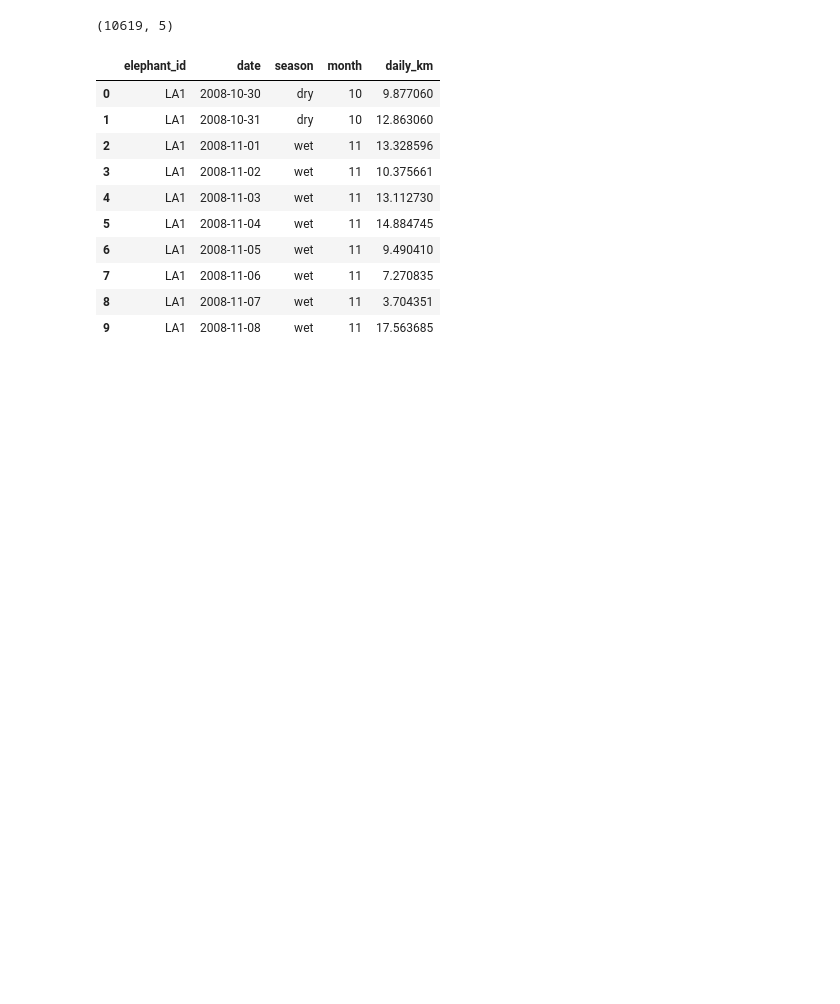
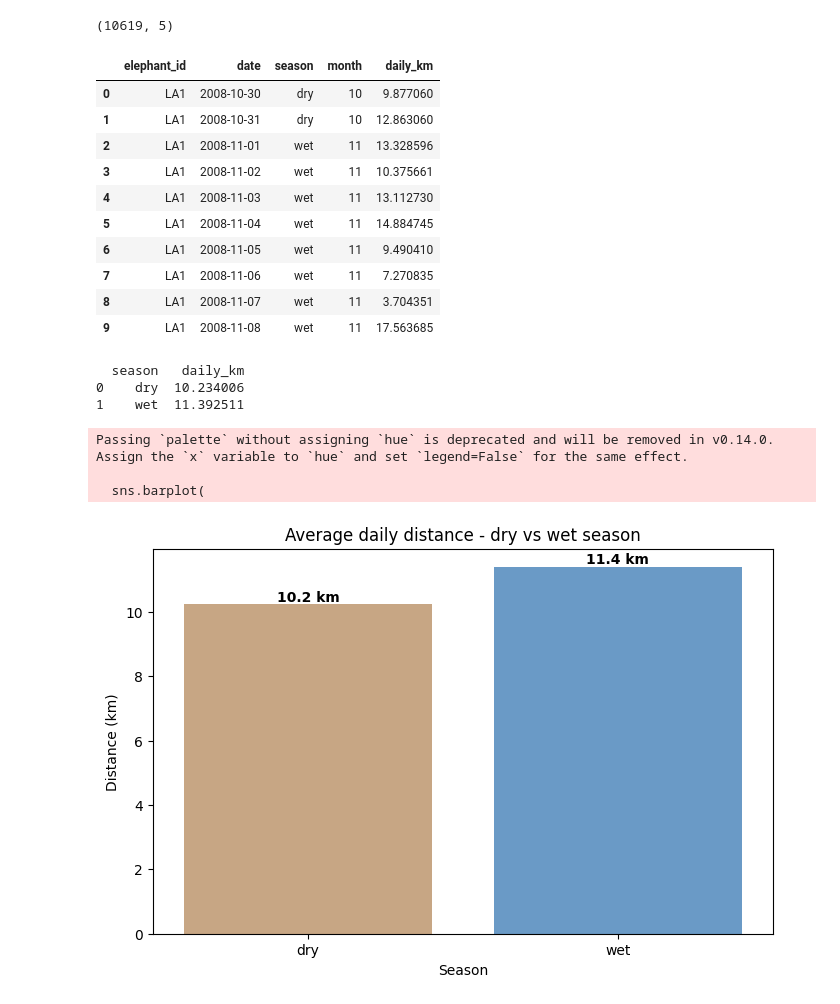
Before and after one commit to manuela1702/elephant_migration, a Jupyter notebook: elephant_migration.ipynb, the cells around one changed output. Saved outputs shown, nothing was run; the diff lists cells and outputs as text; code cells hidden in the pictures; blank space fills up the shorter version.

Commit message:
Add season and monthly distance visualization

```diff
--- a/elephant_migration.ipynb
+++ b/elephant_migration.ipynb
@@ -132,3 +134,34 @@ daily.head(10)
 | 7 | LA1 | 2008-11-06 | wet | 11 | 7.270835 |
 | 8 | LA1 | 2008-11-07 | wet | 11 | 3.704351 |
 | 9 | LA1 | 2008-11-08 | wet | 11 | 17.563685 |
+# %%
+# Average daily distance by season
+season_avg = daily.groupby('season')['daily_km'].mean().reset_index()
+print(season_avg)
+
+# Bar chart
+plt.figure(figsize=(8, 5))
+sns.barplot(
+    data=season_avg,
+    x='season',
+    y='daily_km',
+    palette={'dry': '#D2A679', 'wet': '#5B9BD5'}
+)
+plt.title('Average daily distance - dry vs wet season')
+plt.xlabel('Season')
+plt.ylabel('Distance (km)')
+
+# Add value labels on bars
+for i, row in season_avg.iterrows():
+    plt.text(i, row['daily_km'] + 0.1, f"{row['daily_km']:.1f} km",
+             ha='center', fontweight='bold')
+
+plt.show()
+# %% [output]
+  season   daily_km
+0    dry  10.234006
+1    wet  11.392511
+Passing `palette` without assigning `hue` is deprecated and will be removed in v0.14.0. Assign the `x` variable to `hue` and set `legend=False` for the same effect.
+
+  sns.barplot(
+[figure, added]
```
Also changed, not shown: parts of 2 cells of this notebook.
